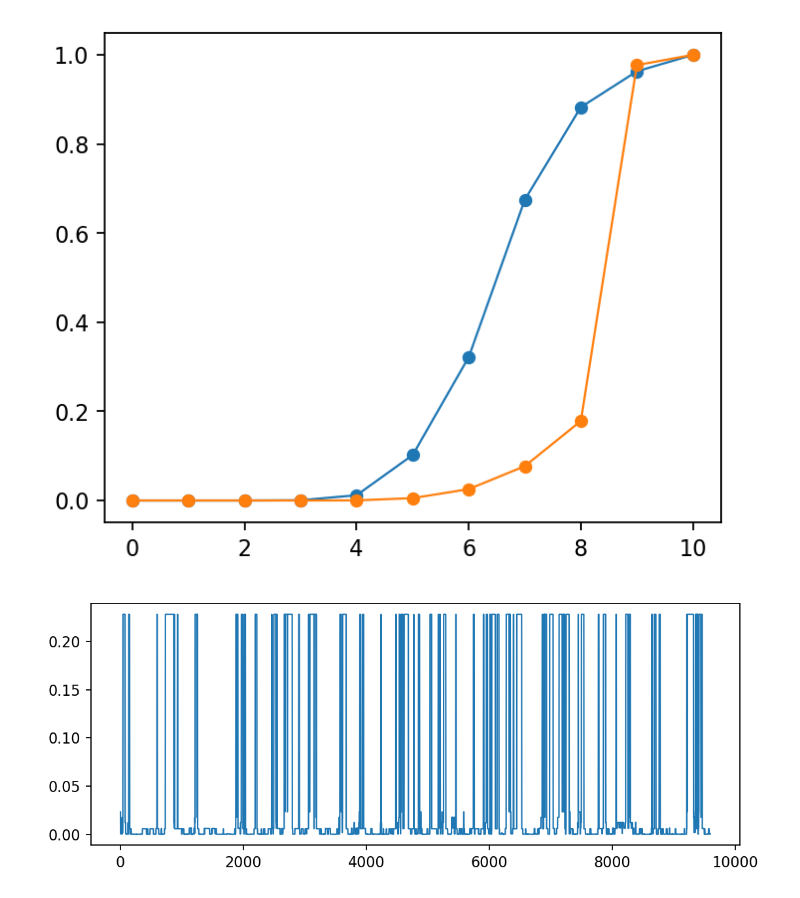
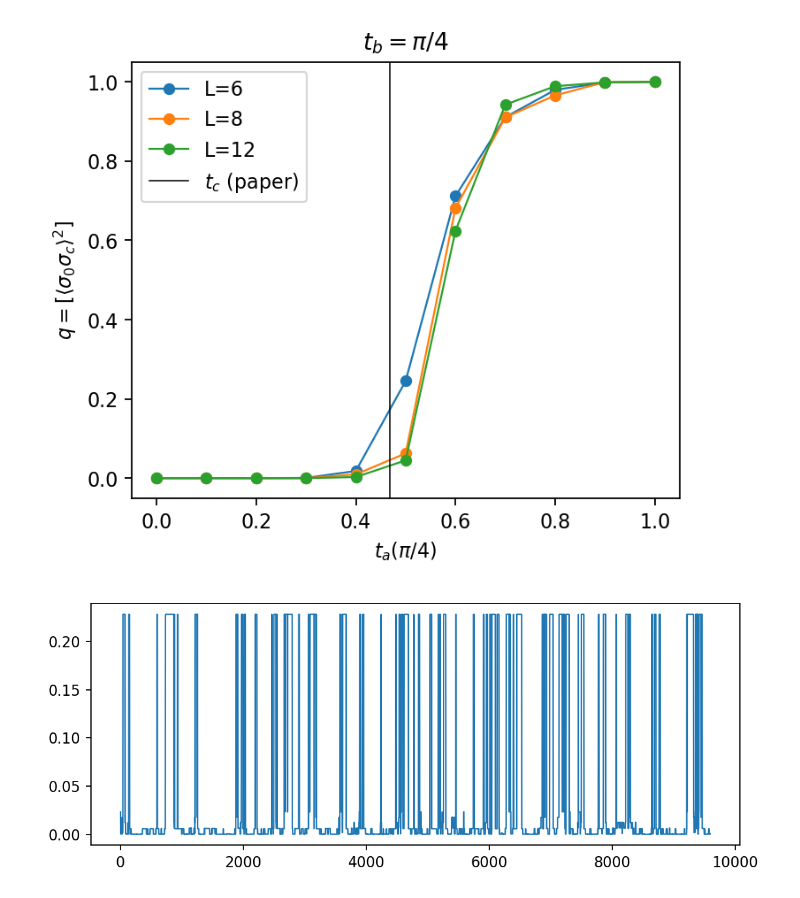
Before and after one commit to j9263178/toric-code, a Jupyter notebook: plots.ipynb, the cells around one changed output. Cells and saved outputs as stored; diff of their text form; code cells hidden in the pictures.

Commit message:
update plots

```diff
--- a/plots.ipynb
+++ b/plots.ipynb
@@ -15,20 +15,38 @@ plt.show()
 # %%
 import numpy as np
 import matplotlib.pyplot as plt
 
+def weighted_sum(ps, obs):
+    return np.sum(ps*obs)/np.sum(ps)
+
+ta = np.linspace(0,1,11)
 L6 = []
+L8 = []
 L12 = []
 for a in ["0.0","0.1","0.2","0.3","0.4","0.5","0.6","0.7","0.8","0.9","1.0"]:
     data = np.load("EA2_"+a+".npy")
     ps = np.load("p2_"+a+".npy")
-    L6.append(np.average((data/ps)**2))
+    # L6.append(np.average((data/ps)**2))
+    L6.append(weighted_sum(ps, (data/ps)**2))
+    data = np.load("EA_L8_"+a+".npy")
+    ps = np.load("p_L8_"+a+".npy")
+    # L8.append(np.average((data/ps)**2))
+    L8.append(weighted_sum(ps, (data/ps)**2))
+
     data = np.load("EA_L12_"+a+".npy")
     ps = np.load("p_L12_"+a+".npy")
-    L12.append(np.average((data/ps)**2))
+    L12.append(weighted_sum(ps, (data/ps)**2))
+
 fig, ax = plt.subplots(figsize=(5,4), dpi = 160)
-plt.plot(L6, marker = 'o', markersize = 5, lw = 1)
-plt.plot(L12, marker = 'o', markersize = 5, lw = 1)
+plt.title(r'$t_b = \pi/4$')
+plt.plot(ta, L6, marker = 'o', markersize = 5, lw = 1, label = r"L=6")
+plt.plot(ta, L8, marker = 'o', markersize = 5, lw = 1, label = r"L=8")
+plt.plot(ta, L12, marker = 'o', markersize = 5, lw = 1, label = r"L=12")
+plt.axvline(x = 0.149*np.pi, color = 'k', lw = 0.7, label = r"$t_c$ (paper)")
+plt.legend()
+plt.xlabel(r'$t_a (\pi/4)$')
+plt.ylabel(r'$q = [\langle \sigma_0 \sigma_c \rangle^2]$')
 plt.show()
 # %% [output]
-[figure, old version]
+[figure, new version]
 # %%
```
Also changed, not shown: parts of 2 cells of this notebook, 2 other files.
